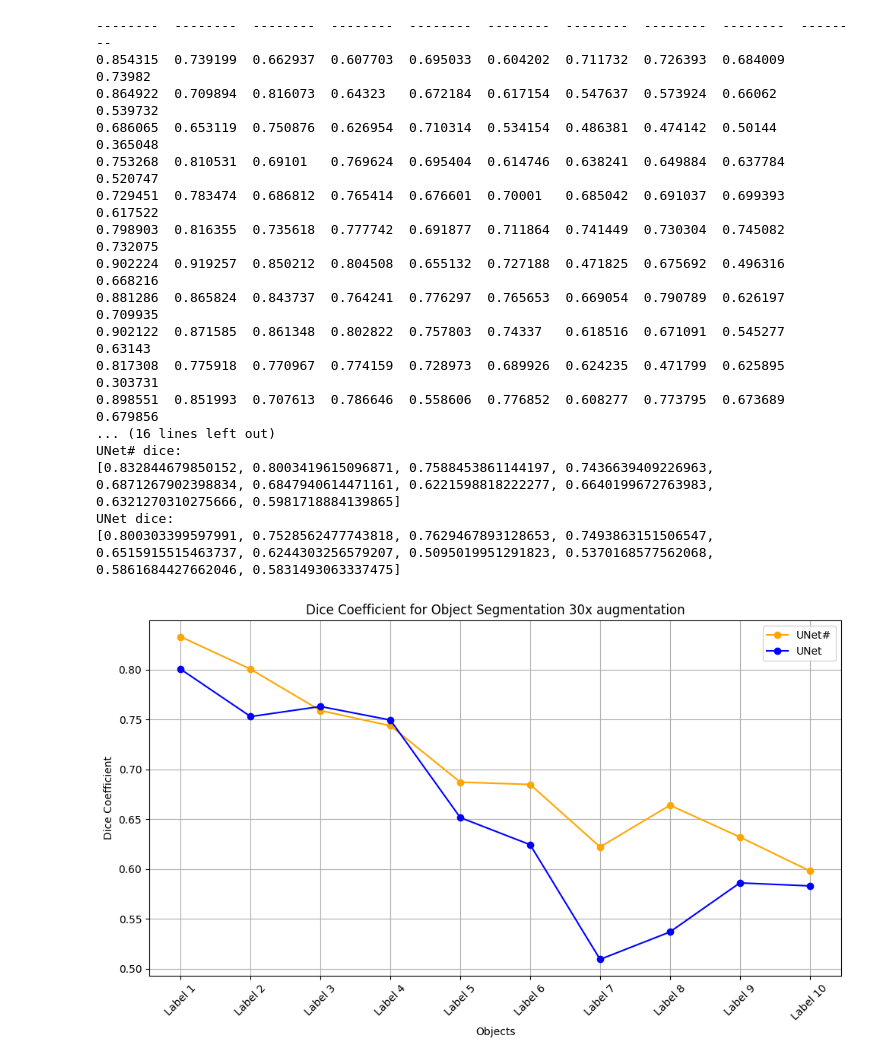
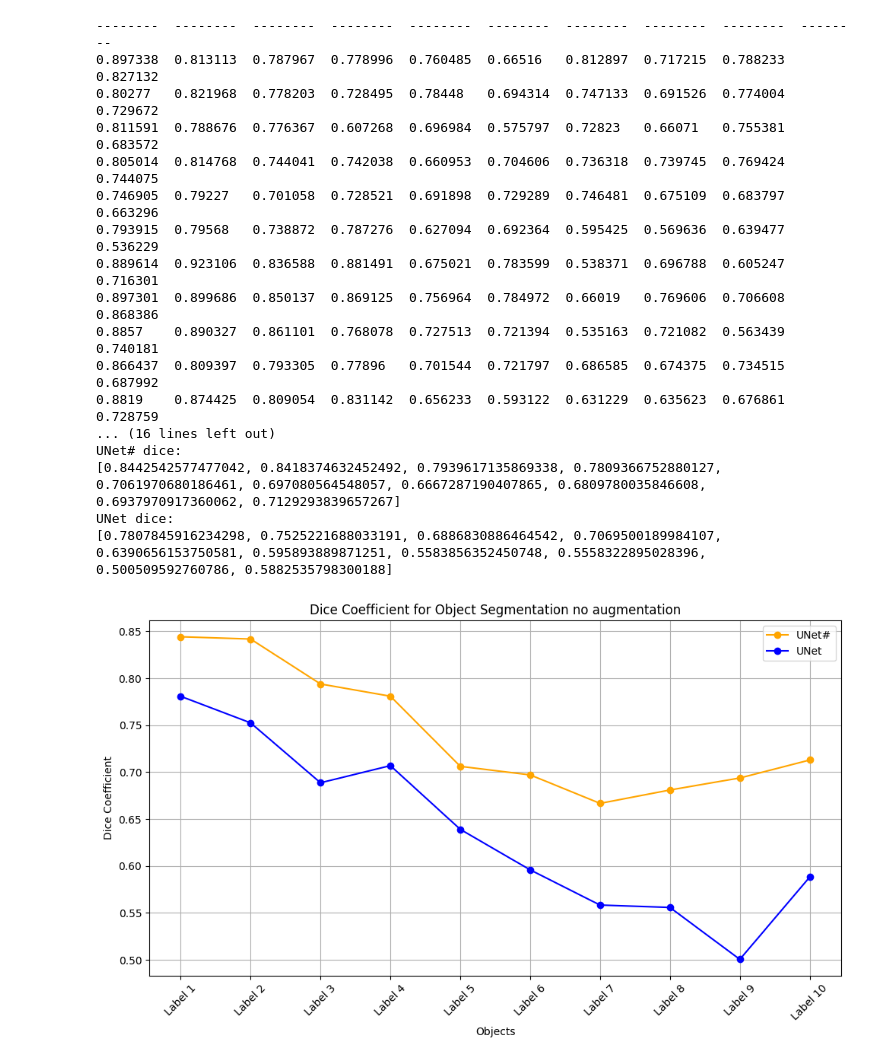
Before and after one commit to Eric-IIP/cervicalResearchIIP, a Jupyter notebook: diceComparison.ipynb, the cells around one changed output. Drawn from its saved outputs; the diff is of its cells as text; code cells hidden in the pictures.

```diff
--- a/diceComparison.ipynb
+++ b/diceComparison.ipynb
@@ -83,7 +75,7 @@ all_data = []
 def extract_number(folder_name):
     return int(folder_name.split('-')[-1])
 # Get a list of folder names sorted by the numeric part
-folder_names = sorted([folder_name for folder_name in os.listdir('result_test') if folder_name.startswith('20240704-Conv1x1')], key=extract_number)
+folder_names = sorted([folder_name for folder_name in os.listdir('result_test') if folder_name.startswith('20240710-Conv1x1')], key=extract_number)
 
 # Loop through sorted folder names
 for folder_name in folder_names:
@@ -122,53 +114,53 @@ print(unet_sharp)
 print("UNet dice:")
 print(unet)
 
-#print("Overall mean:")
-#print(mean_all)
+# print("Overall mean:")
+# print(mean_all)
 
 
 # Sample data (replace with your actual data)
 objects = ['Label 1', 'Label 2', 'Label 3', 'Label 4', 'Label 5', 'Label 6', 'Label 7', 'Label 8', 'Label 9', 'Label 10']
 
 
 
 # Creating a DataFrame
 df = pd.DataFrame({
     'Objects': objects,
     'UNet#': unet_sharp,
     'UNet': unet
 })
 
 # Plotting
 plt.figure(figsize=(10, 6))
 
 
 plt.plot(df['Objects'], df['UNet#'], marker='o', label='UNet#', color = 'orange')
 plt.plot(df['Objects'], df['UNet'], marker='o', label='UNet', color = 'blue')
 
-plt.title('Dice Coefficient for Object Segmentation 30x augmentation')
+plt.title('Dice Coefficient for Object Segmentation no augmentation')
 plt.xlabel('Objects')
 plt.ylabel('Dice Coefficient')
 plt.legend()
 plt.grid(True)
 plt.xticks(rotation=45)  # Rotate x-axis labels for better readability
 plt.tight_layout()
 plt.show()
 # %% [output]
 --------  --------  --------  --------  --------  --------  --------  --------  --------  --------
-0.854315  0.739199  0.662937  0.607703  0.695033  0.604202  0.711732  0.726393  0.684009  0.73982
-0.864922  0.709894  0.816073  0.64323   0.672184  0.617154  0.547637  0.573924  0.66062   0.539732
-0.686065  0.653119  0.750876  0.626954  0.710314  0.534154  0.486381  0.474142  0.50144   0.365048
-0.753268  0.810531  0.69101   0.769624  0.695404  0.614746  0.638241  0.649884  0.637784  0.520747
-0.729451  0.783474  0.686812  0.765414  0.676601  0.70001   0.685042  0.691037  0.699393  0.617522
-0.798903  0.816355  0.735618  0.777742  0.691877  0.711864  0.741449  0.730304  0.745082  0.732075
-0.902224  0.919257  0.850212  0.804508  0.655132  0.727188  0.471825  0.675692  0.496316  0.668216
-0.881286  0.865824  0.843737  0.764241  0.776297  0.765653  0.669054  0.790789  0.626197  0.709935
-0.902122  0.871585  0.861348  0.802822  0.757803  0.74337   0.618516  0.671091  0.545277  0.63143
-0.817308  0.775918  0.770967  0.774159  0.728973  0.689926  0.624235  0.471799  0.625895  0.303731
-0.898551  0.851993  0.707613  0.786646  0.558606  0.776852  0.608277  0.773795  0.673689  0.679856
+0.897338  0.813113  0.787967  0.778996  0.760485  0.66516   0.812897  0.717215  0.788233  0.827132
+0.80277   0.821968  0.778203  0.728495  0.78448   0.694314  0.747133  0.691526  0.774004  0.729672
+0.811591  0.788676  0.776367  0.607268  0.696984  0.575797  0.72823   0.66071   0.755381  0.683572
+0.805014  0.814768  0.744041  0.742038  0.660953  0.704606  0.736318  0.739745  0.769424  0.744075
+0.746905  0.79227   0.701058  0.728521  0.691898  0.729289  0.746481  0.675109  0.683797  0.663296
+0.793915  0.79568   0.738872  0.787276  0.627094  0.692364  0.595425  0.569636  0.639477  0.536229
+0.889614  0.923106  0.836588  0.881491  0.675021  0.783599  0.538371  0.696788  0.605247  0.716301
+0.897301  0.899686  0.850137  0.869125  0.756964  0.784972  0.66019   0.769606  0.706608  0.868386
+0.8857    0.890327  0.861101  0.768078  0.727513  0.721394  0.535163  0.721082  0.563439  0.740181
+0.866437  0.809397  0.793305  0.77896   0.701544  0.721797  0.686585  0.674375  0.734515  0.687992
+0.8819    0.874425  0.809054  0.831142  0.656233  0.593122  0.631229  0.635623  0.676861  0.728759
 ... (16 lines left out)
 UNet# dice:
-[0.832844679850152, 0.8003419615096871, 0.7588453861144197, 0.7436639409226963, 0.6871267902398834, 0.6847940614471161, 0.6221598818222277, 0.6640199672763983, 0.6321270310275666, 0.5981718884139865]
+[0.8442542577477042, 0.8418374632452492, 0.7939617135869338, 0.7809366752880127, 0.7061970680186461, 0.697080564548057, 0.6667287190407865, 0.6809780035846608, 0.6937970917360062, 0.7129293839657267]
 UNet dice:
-[0.800303399597991, 0.7528562477743818, 0.7629467893128653, 0.7493863151506547, 0.6515915515463737, 0.6244303256579207, 0.5095019951291823, 0.5370168577562068, 0.5861684427662046, 0.5831493063337475]
+[0.7807845916234298, 0.7525221688033191, 0.6886830886464542, 0.7069500189984107, 0.6390656153750581, 0.595893889871251, 0.5583856352450748, 0.5558322895028396, 0.500509592760786, 0.5882535798300188]
-[figure, old version]
+[figure, new version]
```
Also changed, not shown: parts of 1 cell of this notebook, 6 other files.
